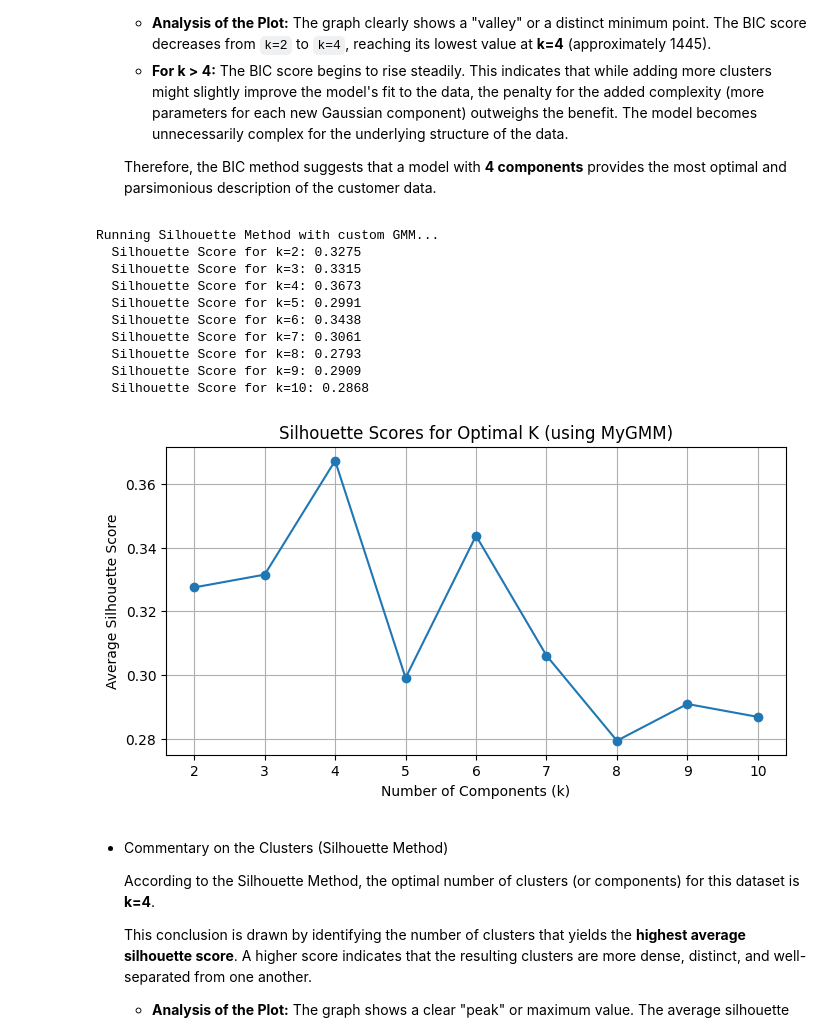
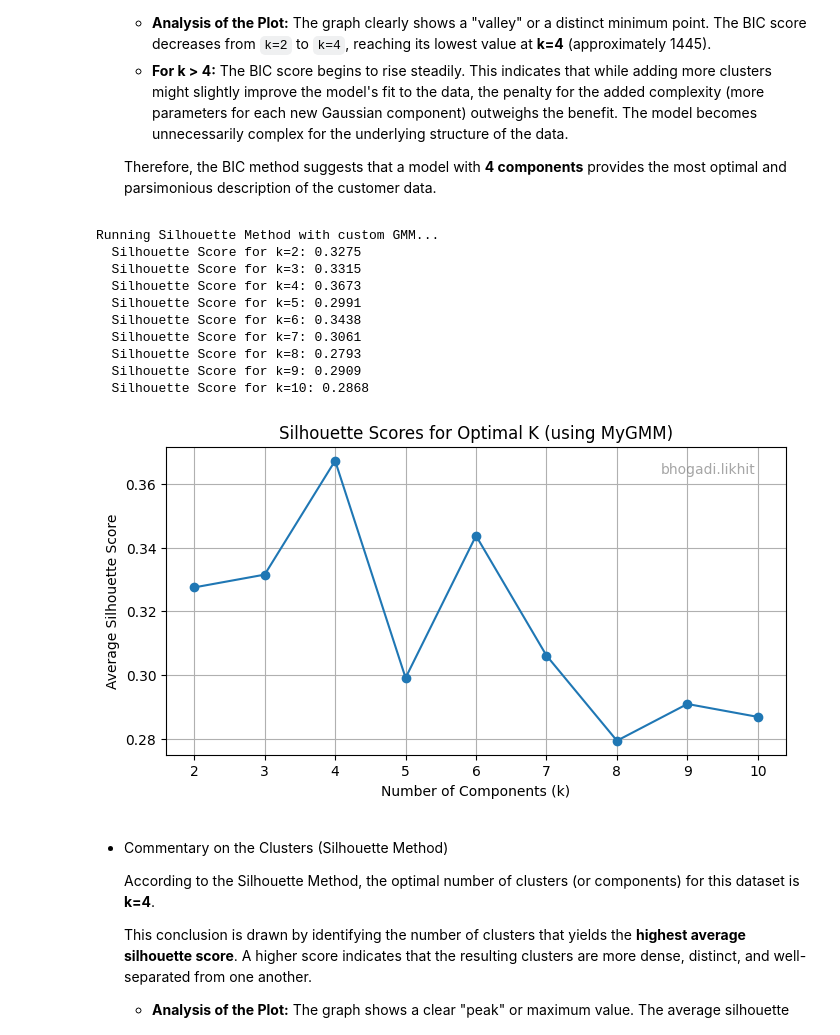
Before and after one commit to likhitbhogadi/smai-a2, a Jupyter notebook: q3/q3.ipynb, the cells around one changed output. Drawn from its saved outputs; the diff is of its cells as text; code cells hidden in the pictures.

```diff
--- a/q3/q3.ipynb
+++ b/q3/q3.ipynb
@@ -96,6 +96,15 @@ class MyKMeans:
 print("\nMyKMeans class defined.")
 # %% [output]
 MyKMeans class defined.
+# %%
+def add_username_to_plot(username):
+    """Helper method to add the username to a plot."""
+    plt.text(
+        0.95, 0.95, username,
+        ha='right', va='top',
+        transform=plt.gca().transAxes,
+        fontsize=10, color='gray', alpha=0.7
+    )
 # %%
 import numpy as np
 import matplotlib.pyplot as plt
@@ -210,6 +219,7 @@ class MyGMM:
         plt.xlabel('Iteration')
         plt.ylabel('Log-Likelihood')
         plt.grid(True)
+        add_username_to_plot("bhogadi.likhit")
         plt.show()
 
     def predict(self, X):
@@ -338,34 +351,35 @@ for k in k_range:
 
     # 2. Get definite cluster labels from your predict method
     labels = gmm.predict(scaled_features)
 
     # 3. Calculate and append the silhouette score
     silhouette = silhouette_score(scaled_features, labels)
     silhouette_scores.append(silhouette)
 
     print(f"  Silhouette Score for k={k}: {silhouette:.4f}")
 
 # 4. Plot the Silhouette scores
 plt.figure(figsize=(8, 4))
 plt.plot(k_range, silhouette_scores, marker='o', linestyle='-')
 plt.title('Silhouette Scores for Optimal K (using MyGMM)')
 plt.xlabel('Number of Components (k)')
 plt.ylabel('Average Silhouette Score')
 plt.xticks(k_range)
+add_username_to_plot("bhogadi.likhit")
 plt.grid(True)
 plt.show()
 # %% [output]
 Running Silhouette Method with custom GMM...
   Silhouette Score for k=2: 0.3275
   Silhouette Score for k=3: 0.3315
   Silhouette Score for k=4: 0.3673
   Silhouette Score for k=5: 0.2991
   Silhouette Score for k=6: 0.3438
   Silhouette Score for k=7: 0.3061
   Silhouette Score for k=8: 0.2793
   Silhouette Score for k=9: 0.2909
   Silhouette Score for k=10: 0.2868
-[figure, old version]
+[figure, new version]
 # %% [markdown]
 * Commentary on the Clusters (Silhouette Method)
 
```
Also changed, not shown: parts of 2 cells of this notebook, 4 other files.
